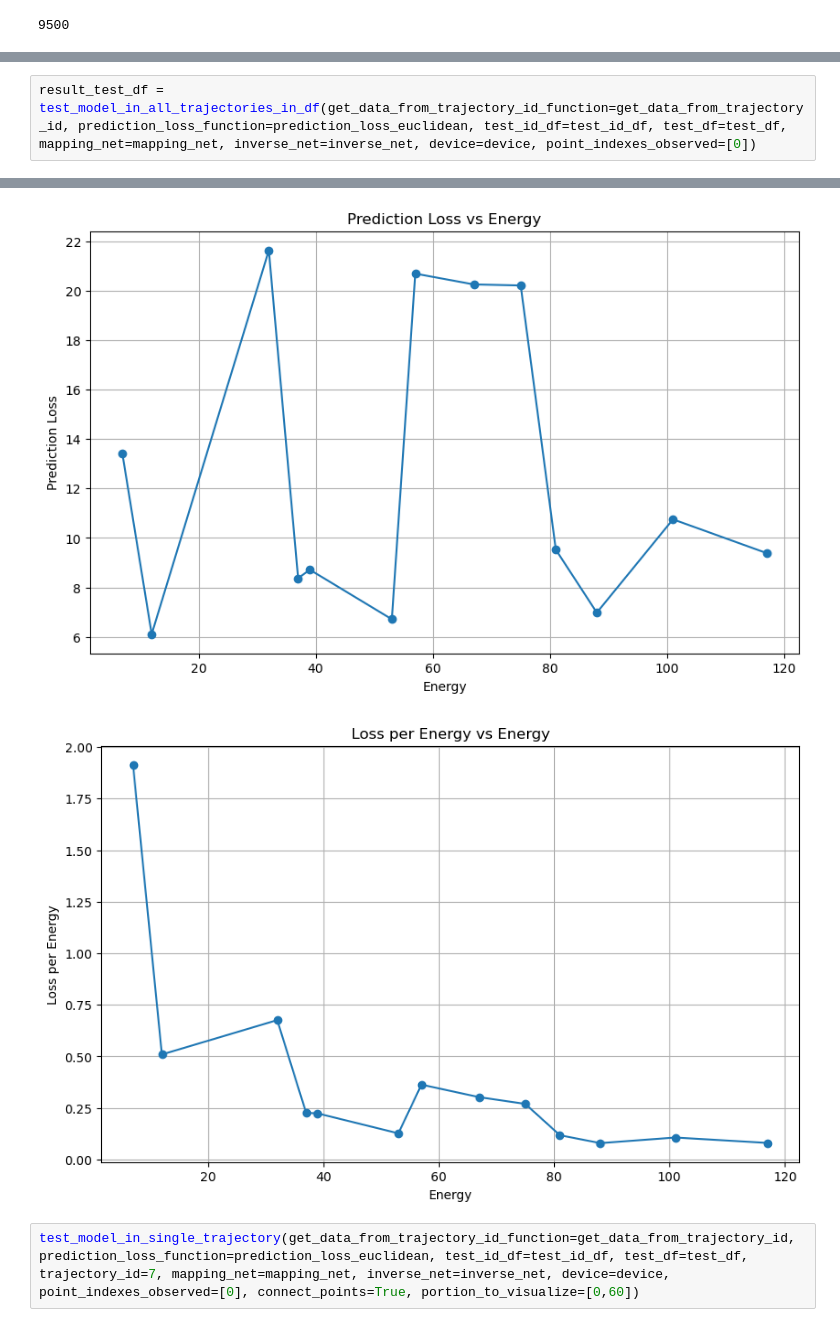
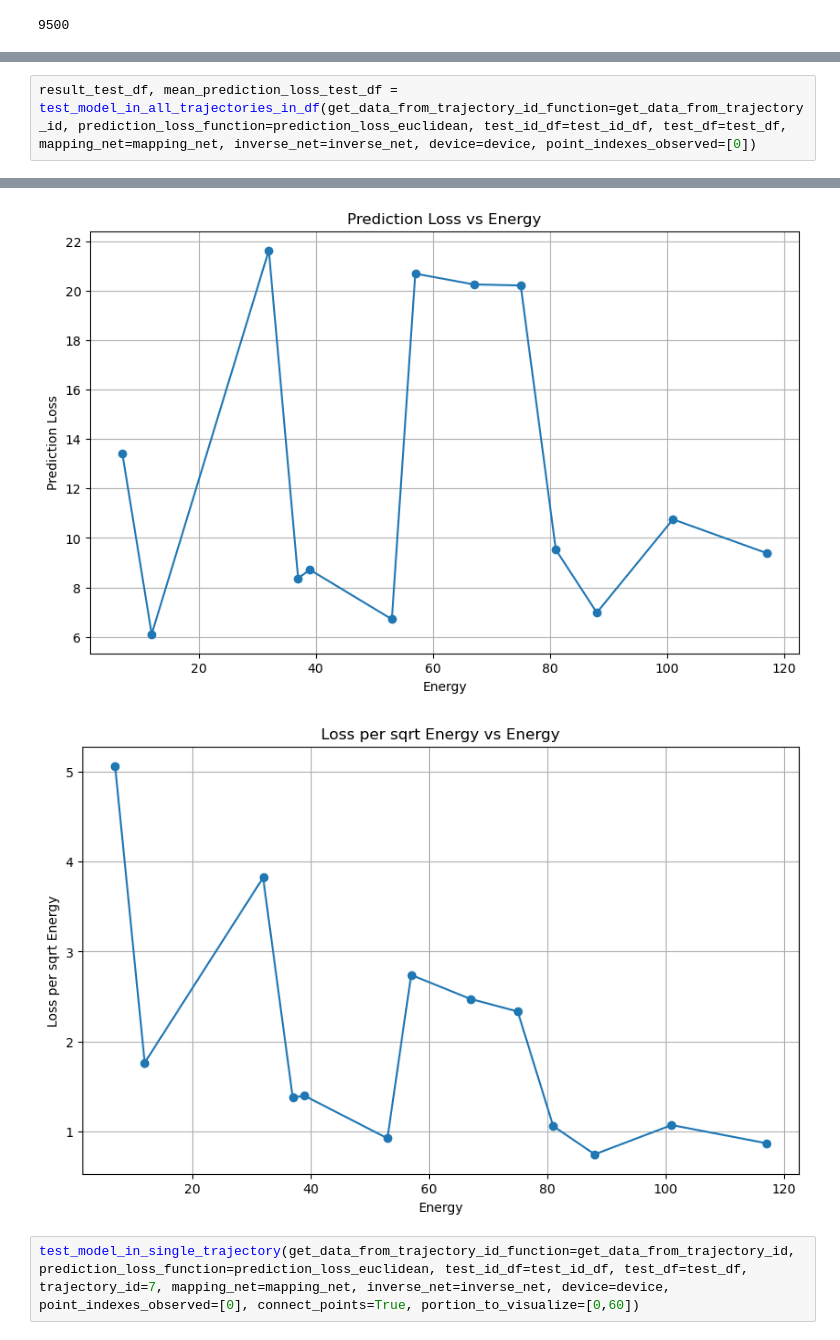
Before and after one commit to thomasGR9/Hamilton_Jacobi_NN, a Jupyter notebook: training_results.ipynb, the cells around one changed output, grey strips where cells are left out. Cells and saved outputs as stored; diff of their text form.

```diff
--- a/training_results.ipynb
+++ b/training_results.ipynb
@@ -251,3 +275,3 @@ count_parameters(mapping_net)
 # %%
-result_test_df = test_model_in_all_trajectories_in_df(get_data_from_trajectory_id_function=get_data_from_trajectory_id, prediction_loss_function=prediction_loss_euclidean, test_id_df=test_id_df, test_df=test_df, mapping_net=mapping_net, inverse_net=inverse_net, device=device, point_indexes_observed=[0])
+result_test_df, mean_prediction_loss_test_df = test_model_in_all_trajectories_in_df(get_data_from_trajectory_id_function=get_data_from_trajectory_id, prediction_loss_function=prediction_loss_euclidean, test_id_df=test_id_df, test_df=test_df, mapping_net=mapping_net, inverse_net=inverse_net, device=device, point_indexes_observed=[0])
 # %% [output]
@@ -268,5 +292,5 @@ result_test_df = test_model_in_all_trajectories_in_df(get_data_from_trajectory_i
 [figure]
-[figure, old version]
+[figure, new version]
 # %%
 test_model_in_single_trajectory(get_data_from_trajectory_id_function=get_data_from_trajectory_id, prediction_loss_function=prediction_loss_euclidean, test_id_df=test_id_df, test_df=test_df, trajectory_id=7, mapping_net=mapping_net, inverse_net=inverse_net, device=device, point_indexes_observed=[0], connect_points=True, portion_to_visualize=[0,60])
 # %% [output]
```
Also changed, not shown: parts of 15 cells of this notebook, 1 other file.
